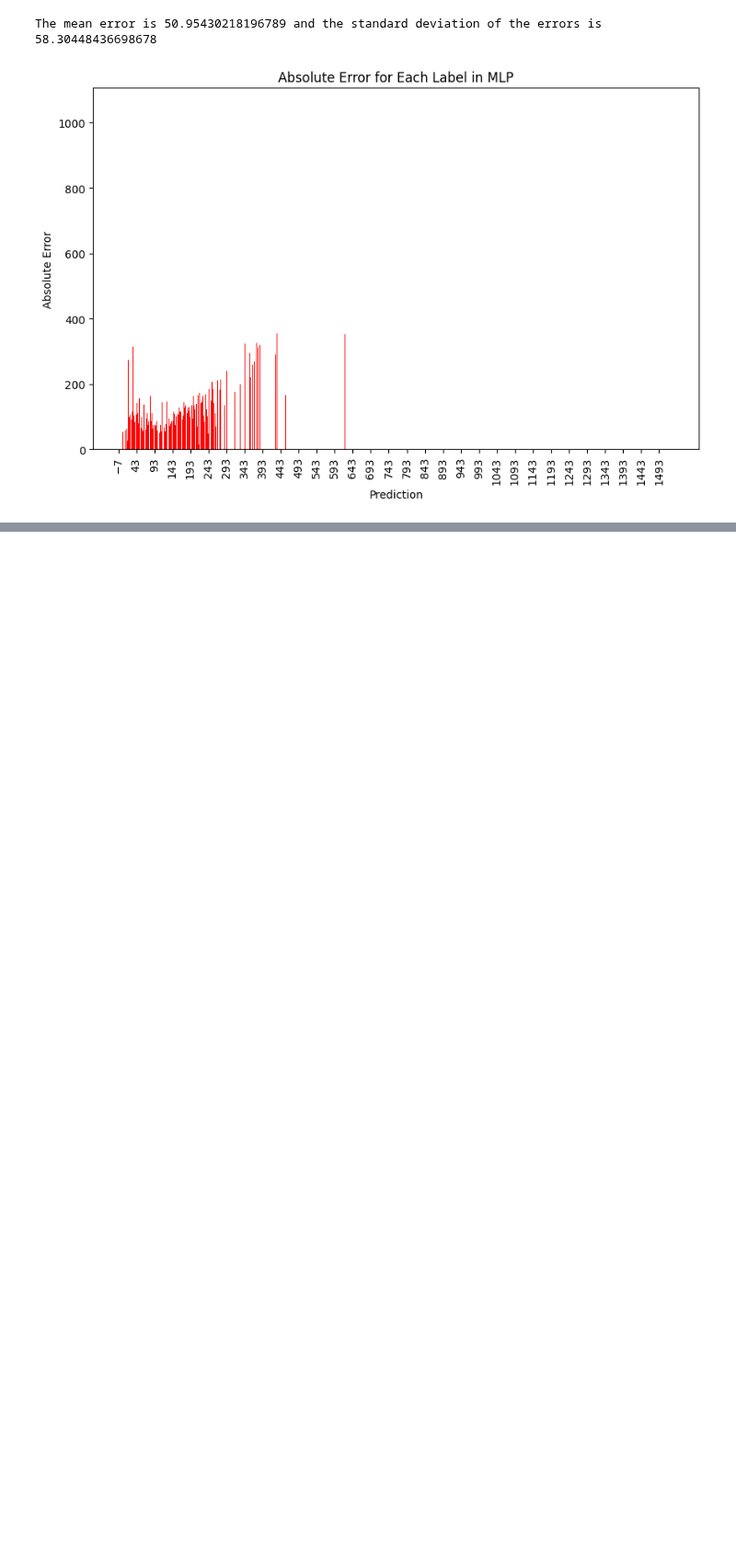
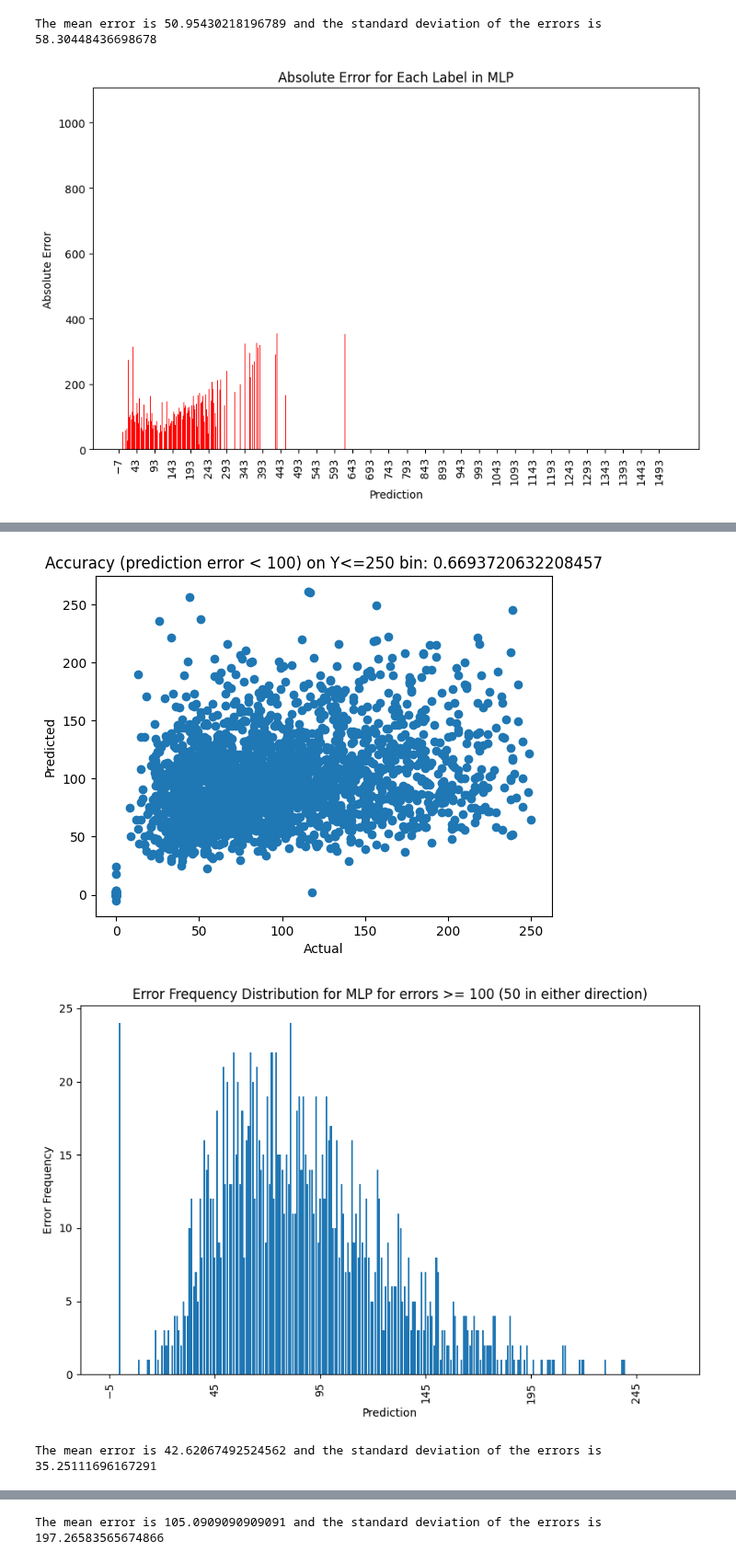
Before and after one commit to NotRithik/Mitochondrial-Function-Prediction, a Jupyter notebook: MLV0.ipynb, the cells around one changed output, grey strips where cells are left out. Shown at 92% size. Saved outputs shown, nothing was run; the diff lists cells and outputs as text; code cells hidden in the pictures; blank space fills up the shorter version.

```diff
--- a/MLV0.ipynb
+++ b/MLV0.ipynb
@@ -614,0 +632,9 @@ df.to_csv('mlp_test_pred.csv', index=False)
+# %%
+# print(mlp_regressor_bin_1)
+# for x in X_bin_1_train.values:
+#     for i in x:
+#         print(i, end=' ')
+#     print("")
+# print(Y_bin_1_train.values)
+
+train_mlp_regressor(mlp_regressor_bin_1, optimizer_bin_1, epochs=1000, batch_size=500, X_train=X_bin_1_train.values if isinstance(X_bin_1_train, pd.DataFrame) else X_bin_1_train, Y_train=np.array(Y_bin_1_train).reshape(-1, 1))
@@ -614,0 +645,2 @@ df.to_csv('mlp_test_pred.csv', index=False)
+# %%
+train_mlp_regressor(mlp_regressor_bin_2, optimizer_bin_2, epochs=1000, batch_size=500, X_train=X_bin_2_train.values if isinstance(X_bin_2_train, pd.DataFrame) else X_bin_2_train, Y_train=np.array(Y_bin_2_train).reshape(-1, 1))
@@ -614,0 +656,29 @@ df.to_csv('mlp_test_pred.csv', index=False)
+# %%
+
+# testing the MLP models
+y_pred_mlp_bin_1 = test_mlp_regressor(mlp_regressor_bin_1, X_bin_1_test.values if isinstance(X_bin_1_test, pd.DataFrame) else X_bin_1_test, np.array(Y_bin_1_test).reshape(-1, 1).squeeze())
+y_pred_mlp_bin_1 = np.rint(y_pred_mlp_bin_1).astype(int)
+
+y_pred_mlp_bin_2 = test_mlp_regressor(mlp_regressor_bin_2, X_bin_2_test.values if isinstance(X_bin_2_test, pd.DataFrame) else X_bin_2_test, np.array(Y_bin_2_test).reshape(-1, 1).squeeze())
+y_pred_mlp_bin_2 = np.rint(y_pred_mlp_bin_2).astype(int)
+
+Y_bin_1_test = np.rint(Y_bin_1_test).astype(int)
+Y_bin_2_test = np.rint(Y_bin_2_test).astype(int)
+
+# plotting the results
+plt.plot(np.floor(Y_bin_1_test//rounding_graph) * rounding_graph, np.floor(y_pred_mlp_bin_1//rounding_graph) * rounding_graph, 'o')
+accuracy_bin1 = calculate_accuracy(Y_bin_1_test, y_pred_mlp_bin_1, rounding)
+
+plt.xlabel('Actual')
+plt.ylabel('Predicted')
+plt.title('Accuracy (prediction error < {}) on Y<=250 bin: {}'.format(rounding, accuracy_bin1))
+plot_error_frequency(y_pred_mlp_bin_1, Y_bin_1_test, 'MLP', rounding)
+
+plt.plot(np.floor(Y_bin_2_test//rounding_graph) * rounding_graph, np.floor(y_pred_mlp_bin_2//rounding_graph) * rounding_graph, 'o')
+accuracy_bin2 = calculate_accuracy(Y_bin_2_test, y_pred_mlp_bin_2, rounding)
+
+plt.xlabel('Actual')
+plt.ylabel('Predicted')
+plt.title('Accuracy (prediction error < {}) on Y>250 bin: {}'.format(rounding, accuracy_bin2))
+plot_error_frequency(y_pred_mlp_bin_2, Y_bin_2_test, 'MLP', rounding)
+# %% [output]
@@ -614,0 +687,3 @@ df.to_csv('mlp_test_pred.csv', index=False)
+[figure, added]
+[figure, added]
+The mean error is 42.62067492524562 and the standard deviation of the errors is 35.25111696167291
@@ -614,0 +693 @@ df.to_csv('mlp_test_pred.csv', index=False)
+The mean error is 105.0909090909091 and the standard deviation of the errors is 197.26583565674866
```
Also changed, not shown: parts of 17 cells of this notebook, 1 other file.
